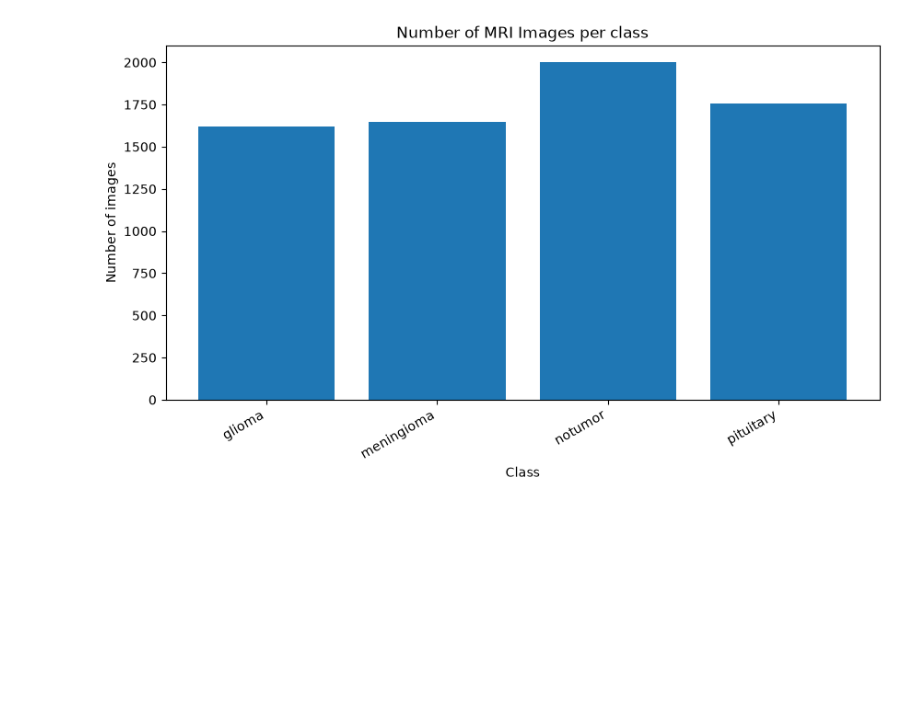
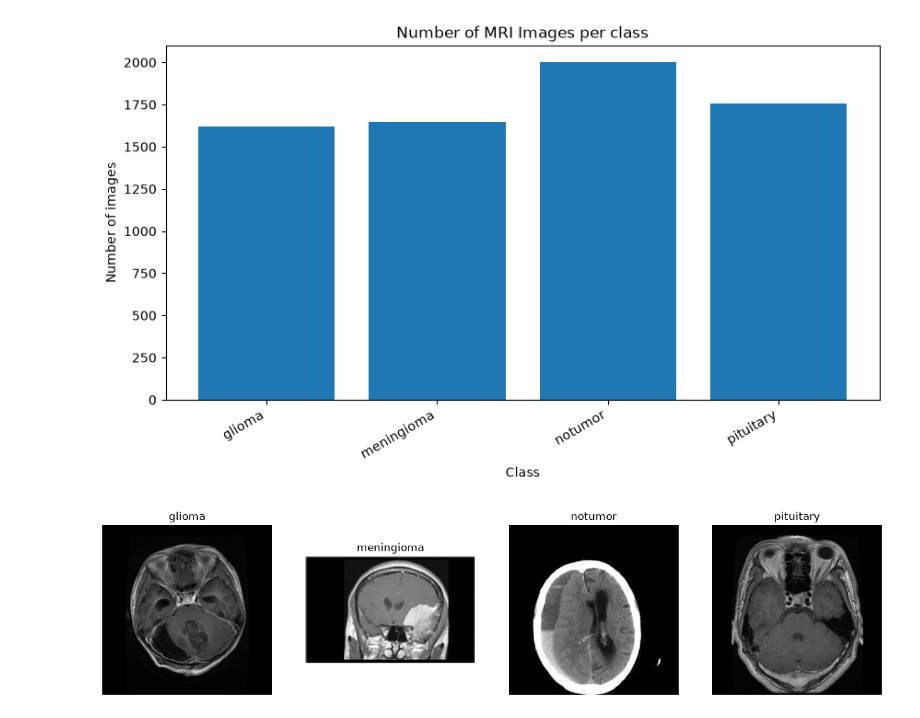
Before and after one commit to Moussa-Mohammed1/BrainScan, a Jupyter notebook: notebooks/01_exploration.ipynb, the cells around one changed output. Drawn from its saved outputs; the diff is of its cells as text; code cells hidden in the pictures; blank space fills up the shorter version.

```diff
--- a/notebooks/01_exploration.ipynb
+++ b/notebooks/01_exploration.ipynb
@@ -136,3 +137,40 @@ plt.xticks(rotation=30, ha="right")
 plt.show()
 # %% [output]
 [figure]
+# %%
+type(unreadable_images)
+bad_paths = {bad_path for _, bad_path in unreadable_images
+        }
+# %%
+non_empty_classes = [
+    name for name in class_names
+    if any(
+        path not in bad_paths
+        for path in class_images[name]
+
+    )
+]
+
+fig, axes = plt.subplots(
+    1, len(non_empty_classes),
+    figsize=(4 * len(non_empty_classes), 4),
+    squeeze=False,
+)
+
+unreadable_paths = {
+    path for _, path in unreadable_images
+}
+for ax, class_name in zip(axes[0], non_empty_classes):
+    candidates = [
+        path for path in class_images[class_name]
+        if path not in unreadable_paths
+    ]
+    path = candidates[0]
+    image = cv2.imread(str(path))
+    image = cv2.cvtColor(image, cv2.COLOR_BGR2RGB)
+    ax.imshow(image)
+    ax.set_title(class_name)
+    ax.axis("off")
+plt.show()
+# %% [output]
+[figure, added]
```
Also changed, not shown: parts of 14 cells of this notebook.
